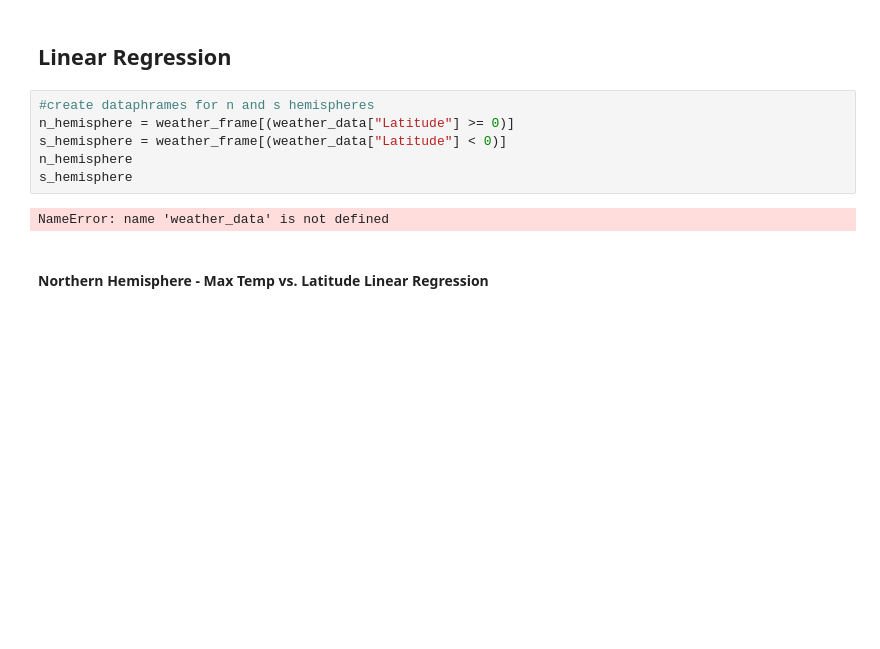
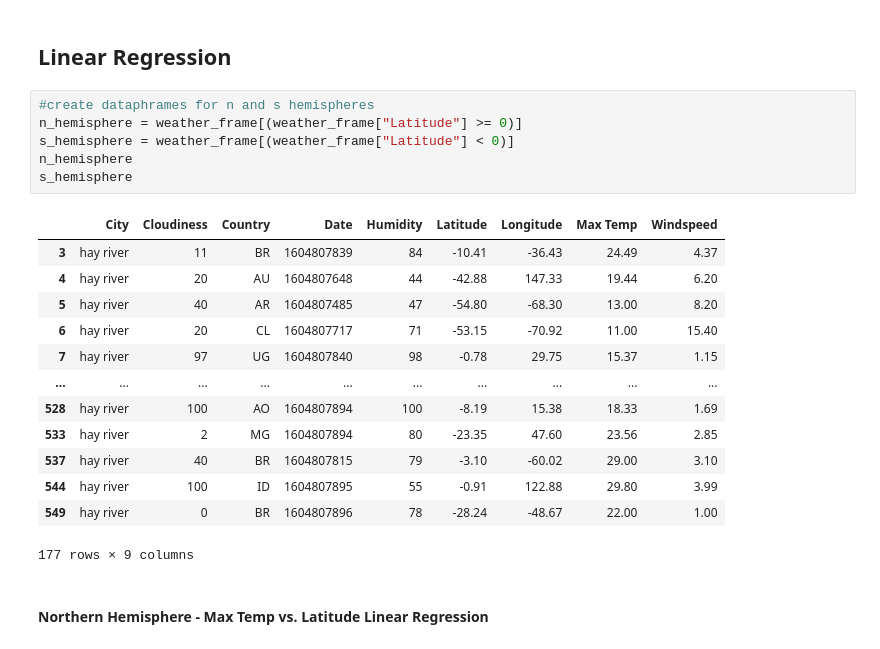
Before and after one commit to George-R/API---Challenge, a Jupyter notebook: WeatherPy.ipynb, the cells around one changed output. Cells and saved outputs as stored; diff of their text form; blank space fills up the shorter version.

```diff
--- a/WeatherPy.ipynb
+++ b/WeatherPy.ipynb
@@ -297,12 +297,24 @@ plt.grid()
 ## Linear Regression
 # %%
 #create dataphrames for n and s hemispheres
-n_hemisphere = weather_frame[(weather_data["Latitude"] >= 0)]
-s_hemisphere = weather_frame[(weather_data["Latitude"] < 0)]
+n_hemisphere = weather_frame[(weather_frame["Latitude"] >= 0)]
+s_hemisphere = weather_frame[(weather_frame["Latitude"] < 0)]
 n_hemisphere
 s_hemisphere
 # %% [output]
+|  | City | Cloudiness | Country | Date | Humidity | Latitude | Longitude | Max Temp | Windspeed |
+| 3 | hay river | 11 | BR | 1604807839 | 84 | -10.41 | -36.43 | 24.49 | 4.37 |
+| 4 | hay river | 20 | AU | 1604807648 | 44 | -42.88 | 147.33 | 19.44 | 6.20 |
+| 5 | hay river | 40 | AR | 1604807485 | 47 | -54.80 | -68.30 | 13.00 | 8.20 |
+| 6 | hay river | 20 | CL | 1604807717 | 71 | -53.15 | -70.92 | 11.00 | 15.40 |
+| 7 | hay river | 97 | UG | 1604807840 | 98 | -0.78 | 29.75 | 15.37 | 1.15 |
+| ... | ... | ... | ... | ... | ... | ... | ... | ... | ... |
+| 528 | hay river | 100 | AO | 1604807894 | 100 | -8.19 | 15.38 | 18.33 | 1.69 |
+| 533 | hay river | 2 | MG | 1604807894 | 80 | -23.35 | 47.60 | 23.56 | 2.85 |
+| 537 | hay river | 40 | BR | 1604807815 | 79 | -3.10 | -60.02 | 29.00 | 3.10 |
+| 544 | hay river | 100 | ID | 1604807895 | 55 | -0.91 | 122.88 | 29.80 | 3.99 |
+| 549 | hay river | 0 | BR | 1604807896 | 78 | -28.24 | -48.67 | 22.00 | 1.00 |
-NameError: name 'weather_data' is not defined
+177 rows × 9 columns
 # %% [markdown]
 ####  Northern Hemisphere - Max Temp vs. Latitude Linear Regression
 # %%
```
Also changed, not shown: parts of 8 cells of this notebook.
